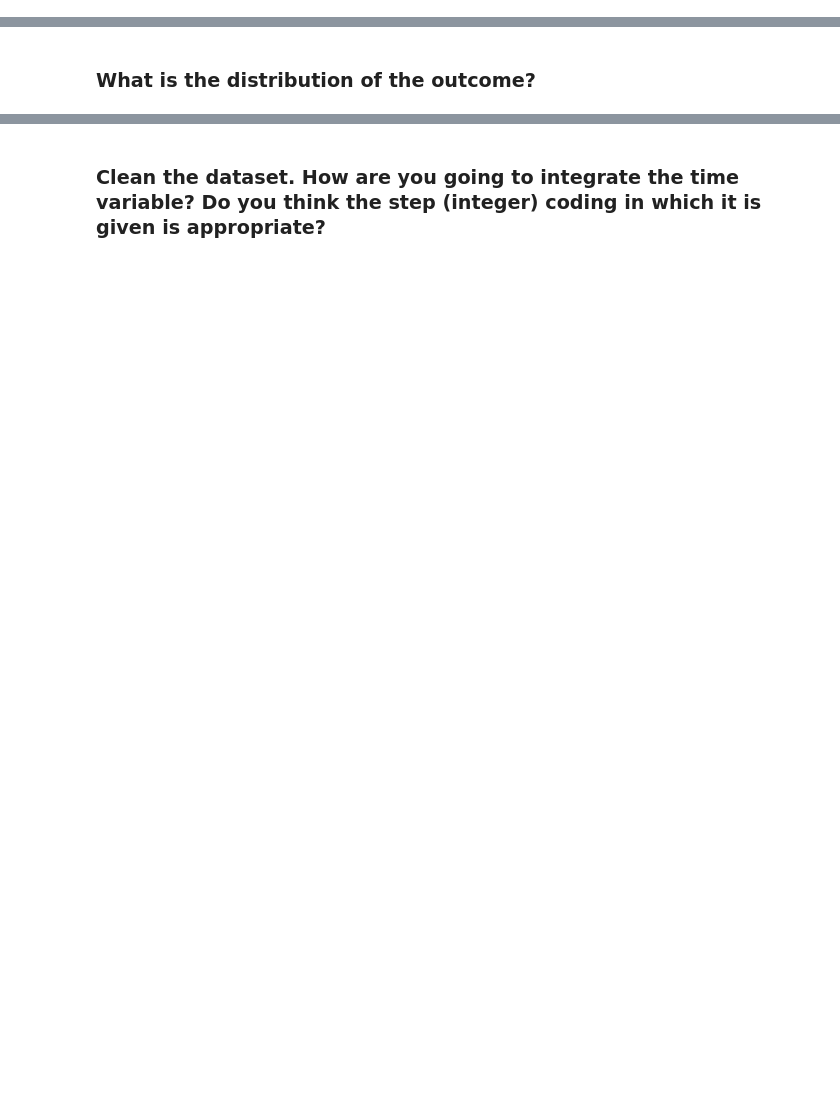
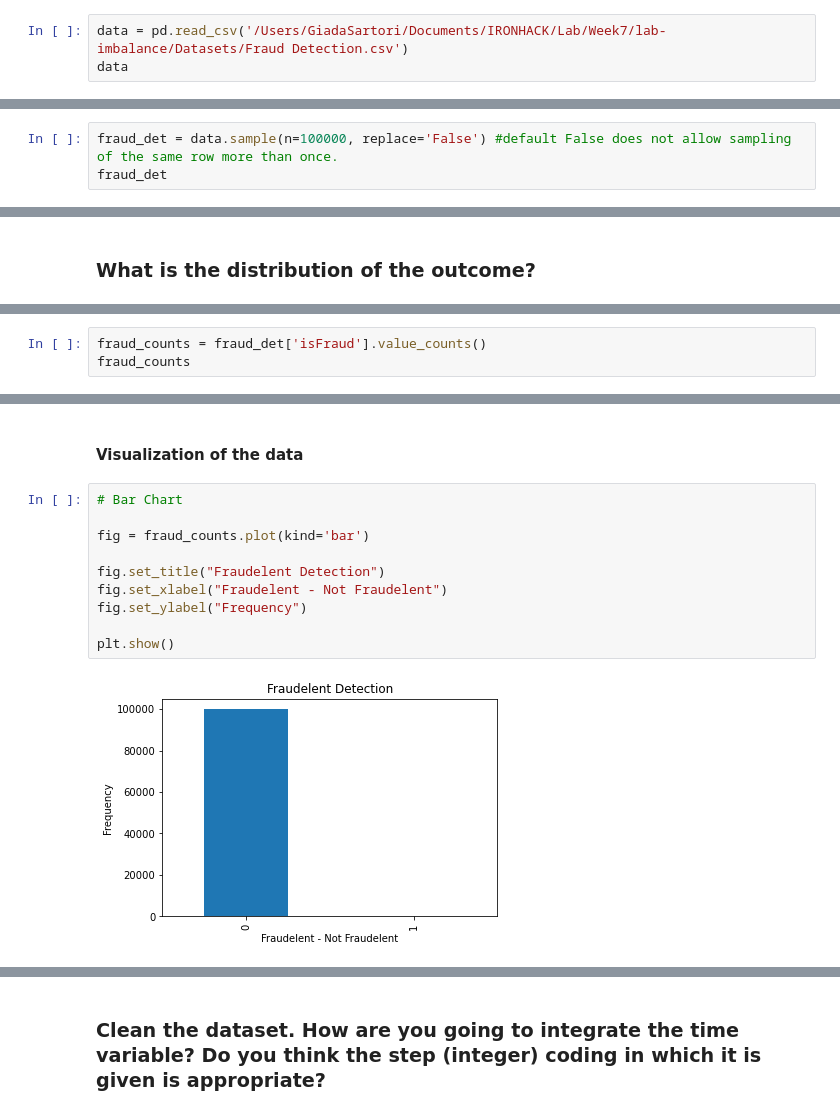
Before and after one commit to ta-data-lis/lab-imbalance, a Jupyter notebook: your-code/lab_imbalance.ipynb, the cells around one changed output, grey strips where cells are left out. Cells and saved outputs as stored; diff of their text form; blank space fills up the shorter version.

```diff
--- a/your-code/lab_imbalance.ipynb
+++ b/your-code/lab_imbalance.ipynb
@@ -13,0 +22,3 @@ Like we disussed in class, when we have noisy data, if we are not careful, we ca
+# %%
+data = pd.read_csv('/Users/GiadaSartori/Documents/IRONHACK/Lab/Week7/lab-imbalance/Datasets/Fraud Detection.csv')
+data
@@ -13,0 +43,3 @@ Like we disussed in class, when we have noisy data, if we are not careful, we ca
+# %%
+fraud_det = data.sample(n=100000, replace='False') #default False does not allow sampling of the same row more than once.
+fraud_det
@@ -17,0 +85,3 @@ Like we disussed in class, when we have noisy data, if we are not careful, we ca
+# %%
+fraud_counts = fraud_det['isFraud'].value_counts()
+fraud_counts
@@ -17,0 +105,14 @@ Like we disussed in class, when we have noisy data, if we are not careful, we ca
+# %% [markdown]
+#### Visualization of the data
+# %%
+# Bar Chart
+
+fig = fraud_counts.plot(kind='bar')
+
+fig.set_title("Fraudelent Detection")
+fig.set_xlabel("Fraudelent - Not Fraudelent")
+fig.set_ylabel("Frequency")
+
+plt.show()
+# %% [output]
+[figure, added]
```
Also changed, not shown: parts of 40 cells of this notebook.
